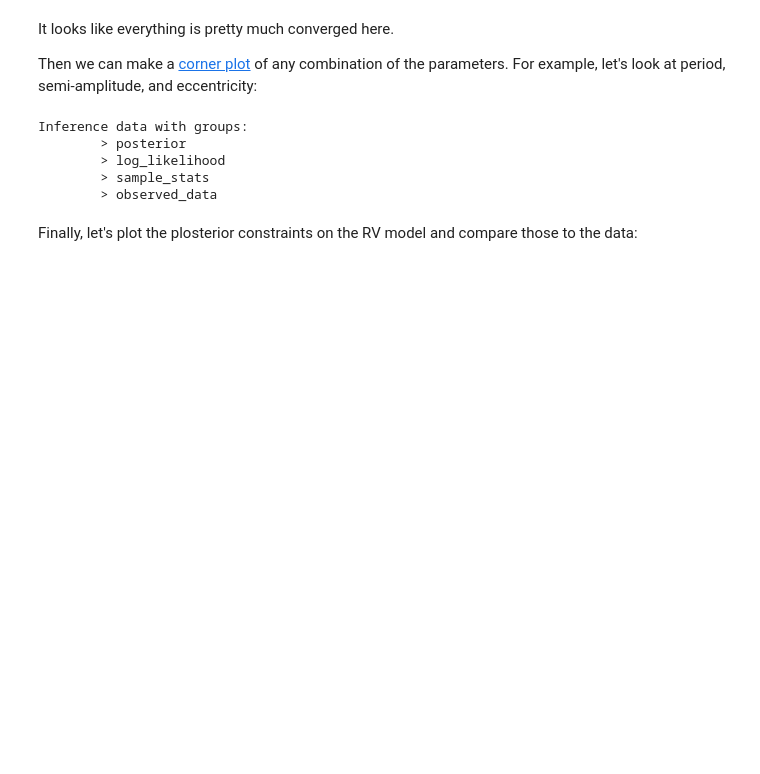
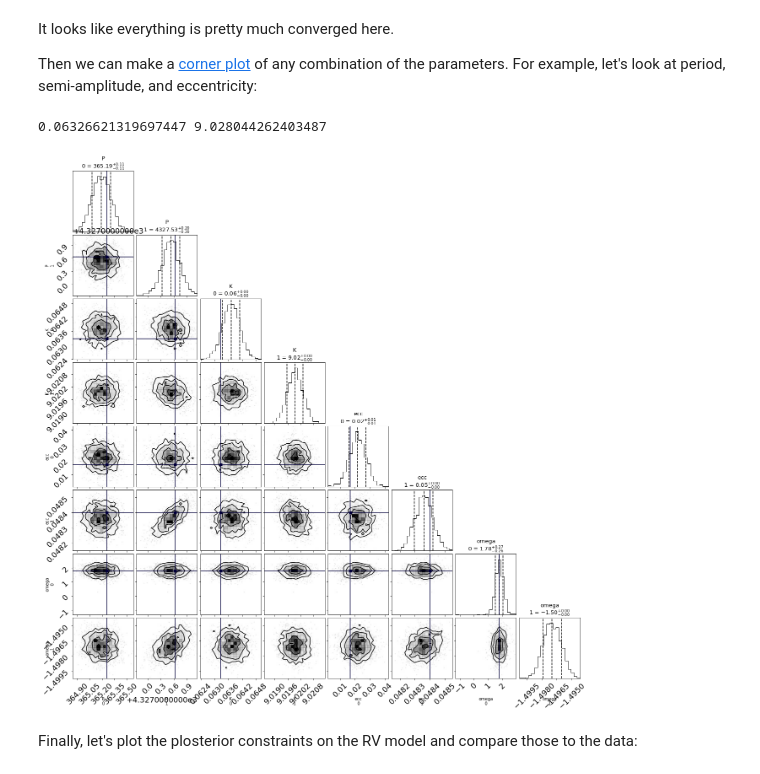
Before and after one commit to dyahalomi/roman_astrometry, a Jupyter notebook: Code/rv_EJ.ipynb, the cells around one changed output. Cells and saved outputs as stored; diff of their text form; code cells hidden in the pictures; blank space fills up the shorter version.

```diff
--- a/Code/rv_EJ.ipynb
+++ b/Code/rv_EJ.ipynb
@@ -356,14 +354,28 @@ It looks like everything is pretty much converged here.
 
 Then we can make a [corner plot](https://corner.readthedocs.io) of any combination of the parameters.
 For example, let's look at period, semi-amplitude, and eccentricity:
-# %%
-trace
-# %% [output]
-Inference data with groups:
-        > posterior
-        > log_likelihood
-        > sample_stats
-        > observed_data
+# %%
+m_sun = 333030
+def semi_amplitude(m_planet, period, ecc, inclination):
+    K = 28.4329/(np.sqrt(1-ecc**2.)) * (m_planet*np.sin(inclination) / m_jup) *((m_planet+m_sun) / m_sun)**(-2/3) * (period / 365.256) ** (-1/3)
+
+    return K
+# %%
+K_earth = semi_amplitude(m_earth, P_earth, e_earth, inclination_earth)
+K_jup = semi_amplitude(m_jup, P_jup, e_jup, inclination_jup)
+
+print(K_earth, K_jup)
+# %% [output]
+0.06326621319697447 9.028044262403487
+# %%
+import corner
+
+truth = [P_earth, P_jup, K_earth, K_jup, e_earth, e_jup, omega_earth, omega_jup]
+with model:
+    _ = corner.corner(trace, var_names=["P", "K", "ecc", "omega"], quantiles=[0.16, 0.5, 0.84],
+                       show_titles=True, title_kwargs={"fontsize": 13}, truths = truth, truth_color = "#03003a")
+# %% [output]
+[figure, added]
 # %% [markdown]
 Finally, let's plot the plosterior constraints on the RV model and compare those to the data:
 # %%
```
Also changed, not shown: parts of 18 cells of this notebook.
